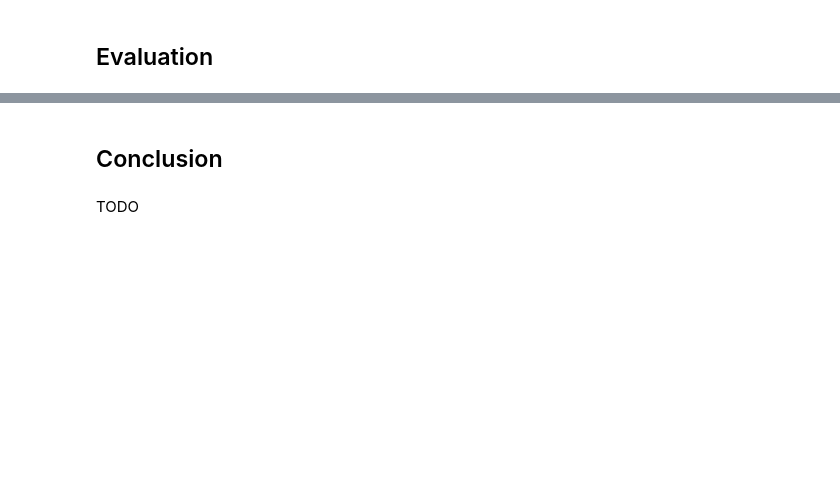
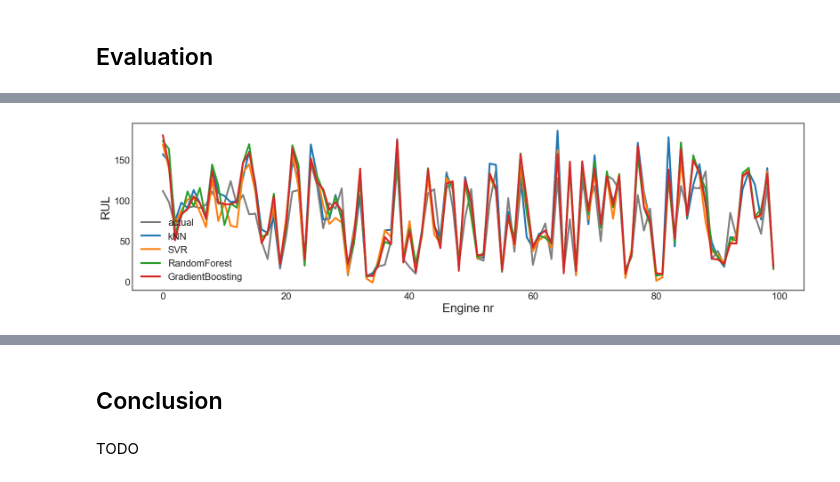
Before and after one commit to TaouMou/turbofan_predictive_maintenance, a Jupyter notebook: turbofan_exploration.ipynb, the cells around one changed output, grey strips where cells are left out. Saved outputs shown, nothing was run; the diff lists cells and outputs as text; code cells hidden in the pictures; blank space fills up the shorter version.

```diff
--- a/turbofan_exploration.ipynb
+++ b/turbofan_exploration.ipynb
@@ -393,0 +453,35 @@ from sklearn.ensemble import GradientBoostingRegressor
+# %%
+import matplotlib.pyplot as plt
+import seaborn as sns
+import numpy as np
+
+plt.style.use('seaborn-v0_8-white')
+plt.rcParams['figure.figsize'] = 20, 5
+
+fig, ax = plt.subplots()
+plt.ylabel('RUL')
+plt.xlabel('Engine nr')
+
+# Plot actual RUL
+sns.lineplot(
+    x=np.arange(len(y_test)),
+    y=y_test.reset_index(drop=True) if hasattr(y_test, 'reset_index') else y_test,
+    color='gray',
+    label='actual',
+    ax=ax
+)
+
+# Plot predictions for each model
+for name, model in models.items():
+    y_pred = model.predict(X_test)
+    sns.lineplot(
+        x=np.arange(len(y_pred)),
+        y=y_pred,
+        label=name,
+        ax=ax
+    )
+
+ax.legend()
+plt.show()
+# %% [output]
+[figure, added]
```
Also changed, not shown: parts of 13 cells of this notebook.
